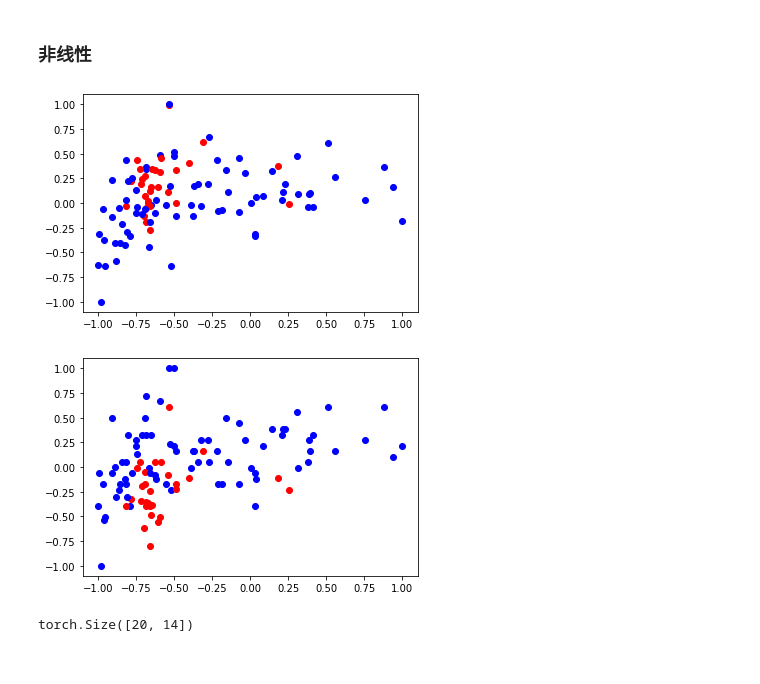
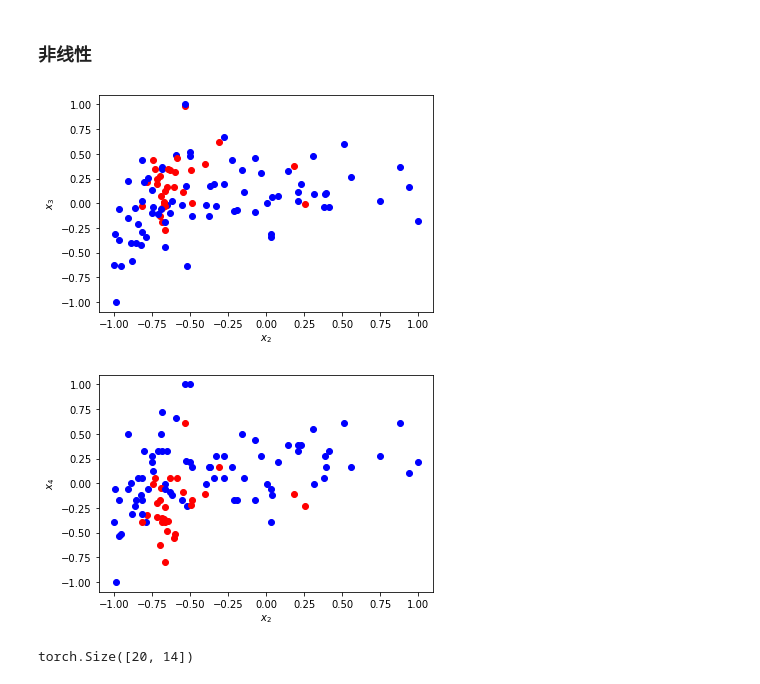
Before and after one commit to WANGH950/Statistical-Machine-Learning, a Jupyter notebook: 2ND/experiment.ipynb, the cells around one changed output. Saved outputs shown, nothing was run; the diff lists cells and outputs as text; code cells hidden in the pictures.

```diff
--- a/2ND/experiment.ipynb
+++ b/2ND/experiment.ipynb
@@ -638,18 +638,24 @@ for i in range(train_data_nonlinear.shape[0]):
         plt.scatter(train_data_nonlinear[i,k1],train_data_nonlinear[i,k2],color='r')
     else:
         plt.scatter(train_data_nonlinear[i,k1],train_data_nonlinear[i,k2],color='b')
+plt.xlabel('$x_'+str(k1+1)+'$')
+plt.ylabel('$x_'+str(k2+1)+'$')
+plt.savefig('./figure/svm1.png',dpi=600)
 # %% [output]
-[figure, old version]
+[figure, new version]
 # %%
 k1 = 1
 k2 = 3
 for i in range(train_data_nonlinear.shape[0]):
     if train_data_nonlinear[i,-1].int() == 0:
         plt.scatter(train_data_nonlinear[i,k1],train_data_nonlinear[i,k2],color='r')
     else:
         plt.scatter(train_data_nonlinear[i,k1],train_data_nonlinear[i,k2],color='b')
+plt.xlabel('$x_'+str(k1+1)+'$')
+plt.ylabel('$x_'+str(k2+1)+'$')
+plt.savefig('./figure/svm2.png',dpi=600)
 # %% [output]
-[figure, old version]
+[figure, new version]
 # %%
 # 高斯核非线性SVM
 class SVMNonLinear(nn.Module):
```
Also changed, not shown: parts of 9 cells of this notebook, 19 other files.
